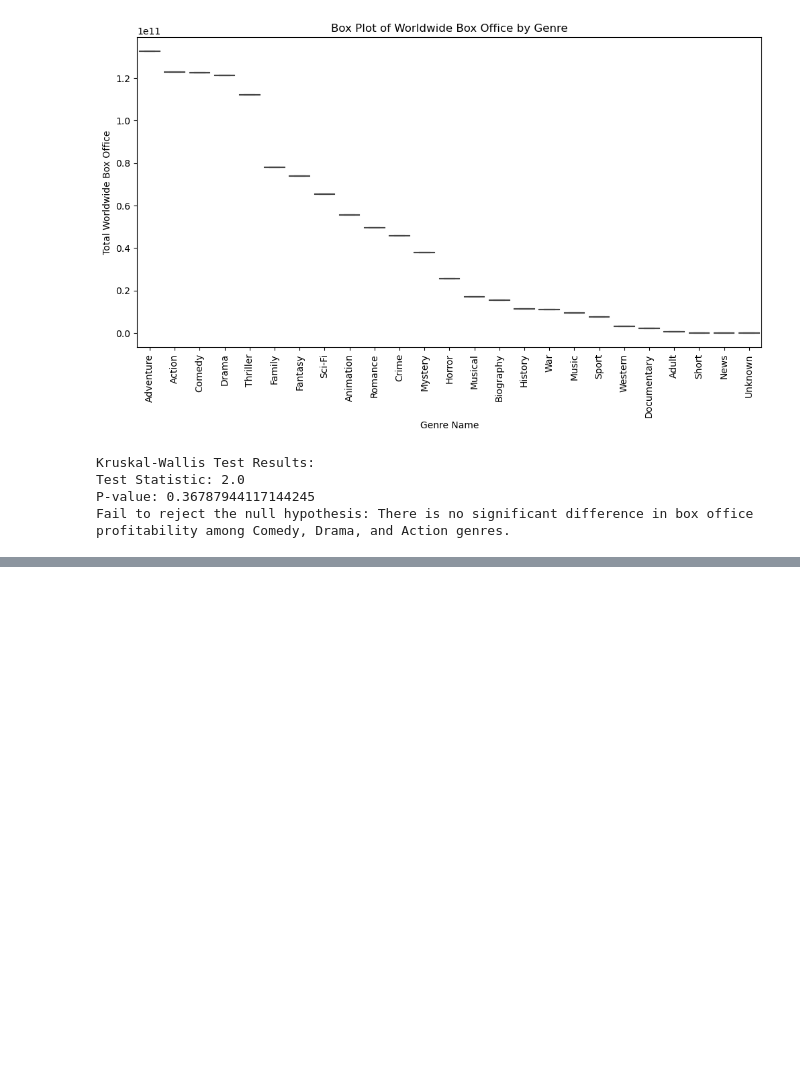
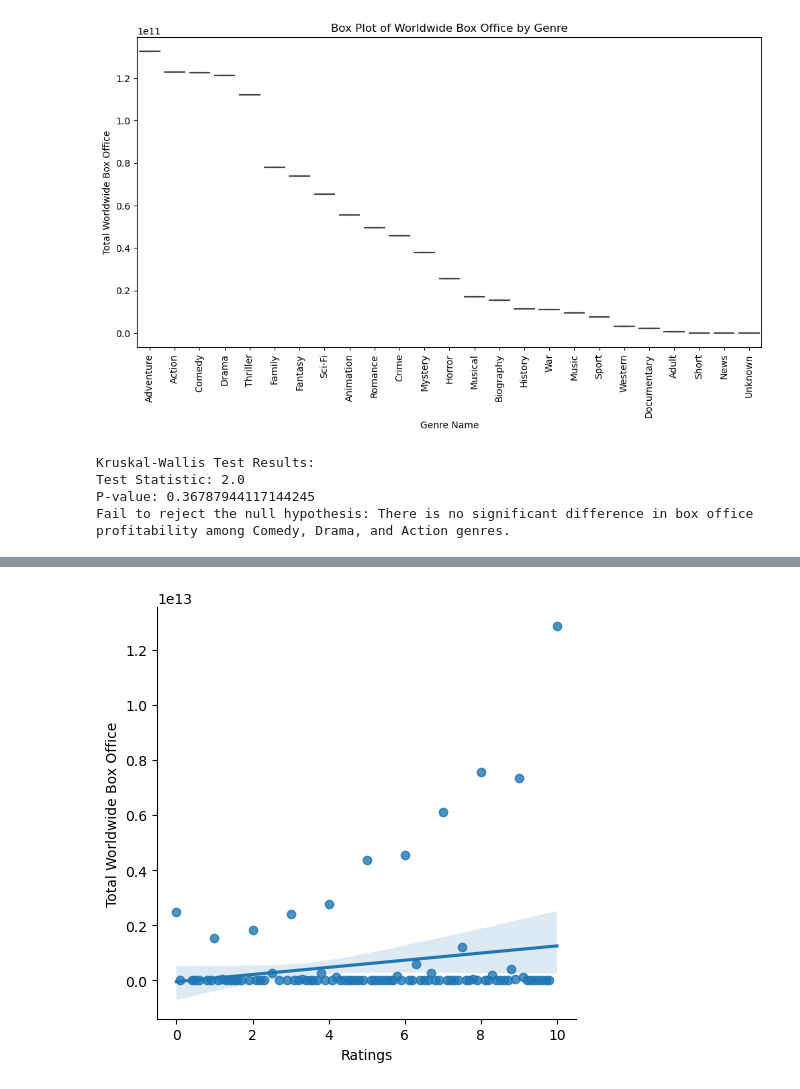
Before and after one commit to alvaarro/DatabaseManagement, a Jupyter notebook: New Python Database Management Script.ipynb, the cells around one changed output, grey strips where cells are left out. Drawn from its saved outputs; the diff is of its cells as text; code cells hidden in the pictures; blank space fills up the shorter version.

```diff
--- a/New Python Database Management Script.ipynb
+++ b/New Python Database Management Script.ipynb
@@ -905,55 +964,72 @@ Fail to reject the null hypothesis: There is no significant difference in box of
 # %%
-#Jaume
-#Reviews and Boxoffice Sales JOIN
+# Jaume
+# Reviews and Boxoffice Sales JOIN
+# Sub-question 5 - How do the feelings evoked from the film affect the income the movie gets?
+# Hypothesis 5 - Feelings play a huge role in the success of films at the box office. Films able to engage with the audience positively make bigger box offices.
 
 # Importing the required libraries, which are pandas for data manipulation and psycopg2 for connecting to the PostgreSQL database
+
 import psycopg2
 import pandas as pd
+import seaborn as sns
+import matplotlib.pyplot as plt
 
-# Establishing a database connection
-# Establishing a connection to a PostgreSQL database using the psycopg2 library. The parameters for the connection include: host, port, database, user, password
-conn = psycopg2.connect(
-    host='localhost',
-    database='DBmovies',
-    port = 5433,
-    user='postgres',
-    password='alex2000'
-)
+def analyze_ratings_vs_box_office():
+    try:
+        # Establish a database connection
+        conn = psycopg2.connect(
+            host='localhost',
+            database='DBmovies',
+            port=5433,
+            user='postgres',
+            password='alex2000'
+        )
 
-# Creating a cursor. A cursor is used to execute SQL commands and interact with the database
-cursor = conn.cursor()
+        # Create a cursor to interact with the database
+        cursor = conn.cursor()
 
-# Defining the SQL query
-sql_query = """
-    SELECT reviews.rating, SUM(movies.worldwide_box_office) as TOTAL_SALES
-    FROM reviews
-    JOIN movies ON reviews.movie_id = movies.movie_id
-    GROUP BY reviews.rating
-    ORDER BY TOTAL_SALES DESC;
-"""
+        # Define the SQL query
+        sql_query = """
+            SELECT reviews.rating, SUM(movies.worldwide_box_office) as TOTAL_SALES
+            FROM reviews
+            JOIN movies ON reviews.movie_id = movies.movie_id
+            GROUP BY reviews.rating
+            ORDER BY TOTAL_SALES DESC;
+        """
 
-# Executing the query
-cursor.execute(sql_query)
+        # Executing the query
+        cursor.execute(sql_query)
 
-# Fetching all the rows
-rows = cursor.fetchall()
+        # Fetching all the rows
+        rows = cursor.fetchall()
 
-# Creating a dataframe
-dfRatingsSales = pd.DataFrame(rows, columns=["Ratings", "Total Worldwide Box Office"])
+        # Creating a DataFrame
+        dfRatingsSales = pd.DataFrame(rows, columns=["Ratings", "Total Worldwide Box Office"])
 
-# Displaing the dataframe
-print(dfRatingsSales)
+        # Calculating the correlation
+        correlation = dfRatingsSales.corr().iloc[0, 1]
 
-# Closing the cursor and database connection
-cursor.close()
-conn.close()
+        # Creating a scatterplot to visualize the correlation
+        sns.lmplot(x="Ratings", y="Total Worldwide Box Office", data=dfRatingsSales)
 
-#We print the correlation
-print(dfRatingsSales.corr())
+        # Displaying the dataframe
+        print("DataFrame:")
+        print(dfRatingsSales)
 
-#SCATTERPLOT to see the correlation between rating and movie income, it is clear that the higher the rating, the higher the income the movie has.
-import seaborn as sns
+        # Displaying the correlation
+        print(f"Correlation between Ratings and Total Worldwide Box Office: {correlation}")
 
-#sns.scatterplot(x="Ratings", y="Total Worldwide Box Office", data=dfRatingsSales)
-sns.lmplot(x="Ratings", y="Total Worldwide Box Office", data=dfRatingsSales)
+        # Showing the scatterplot
+        plt.show()
+
+    except Exception as e:
+        print(f"Error: {str(e)}")
+
+    finally:
+        # Closing the cursor and database connection
+        cursor.close()
+        conn.close()
+
+# Calling the function to analyze ratings vs. box office sales
+analyze_ratings_vs_box_office()
 # %% [output]
@@ -973,0 +1052 @@ sns.lmplot(x="Ratings", y="Total Worldwide Box Office", data=dfRatingsSales)
+[figure, added]
```
Also changed, not shown: parts of 8 cells of this notebook.
